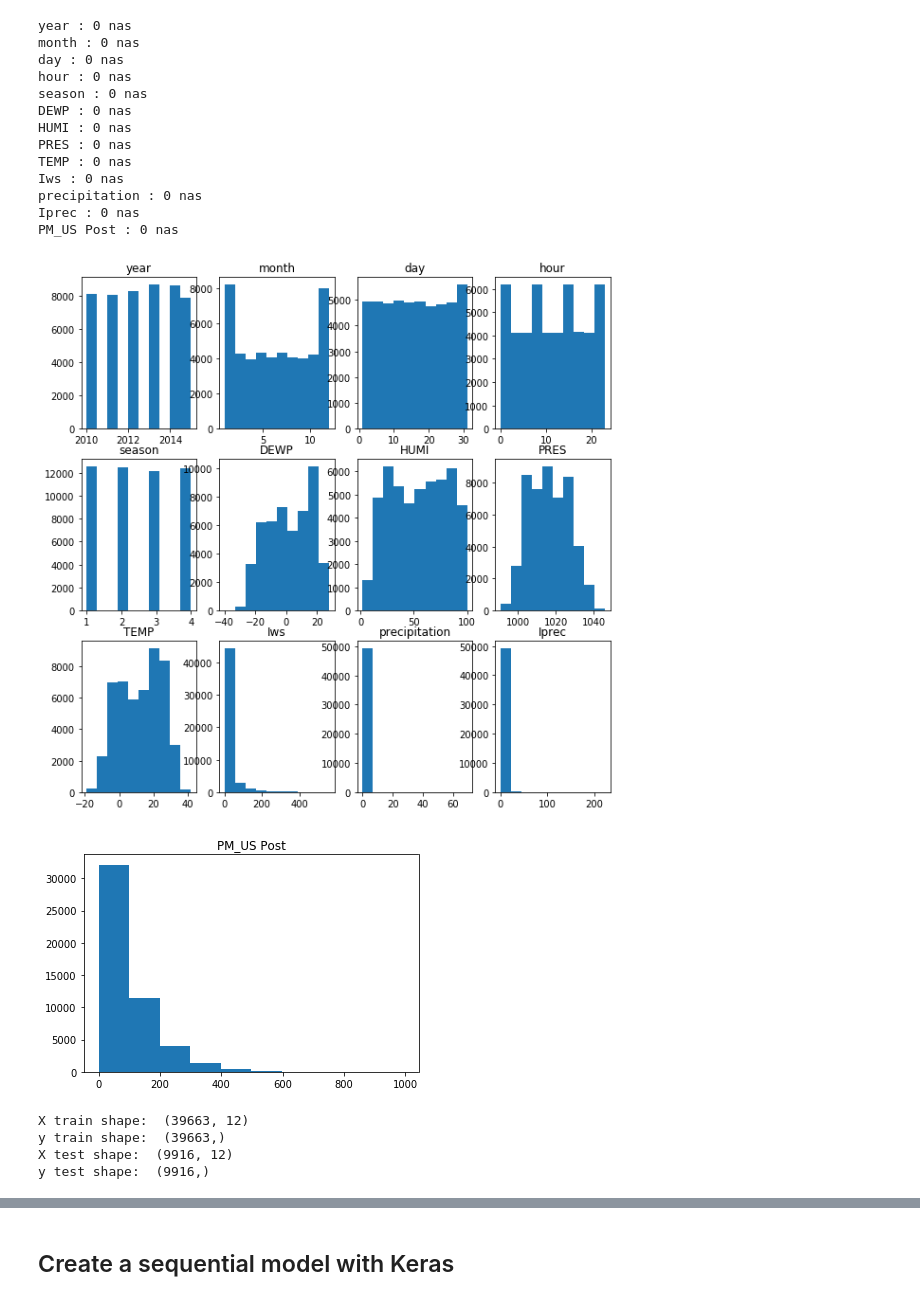
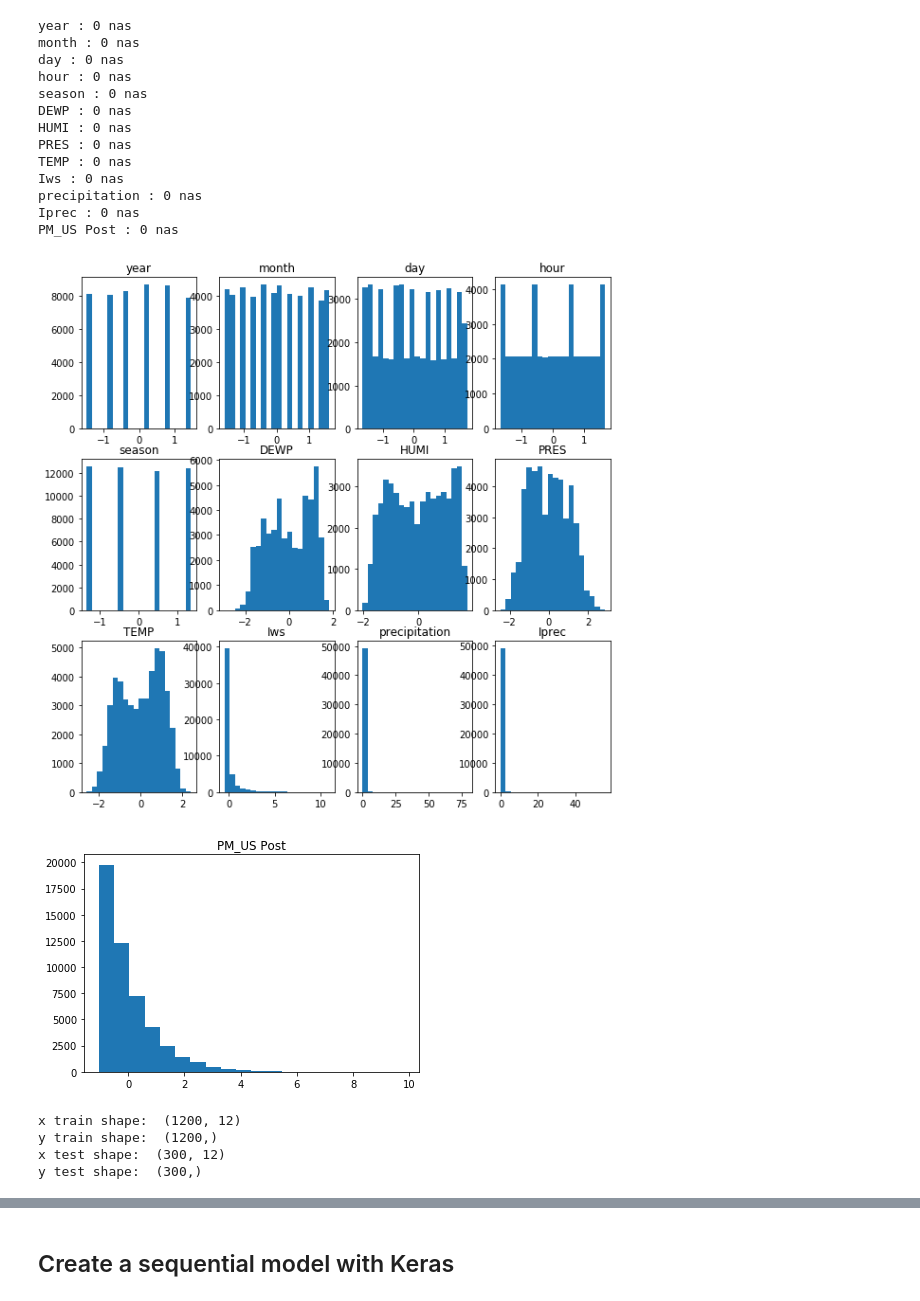
Before and after one commit to strayMat/bayesian-dropouts, a Jupyter notebook: regression_NN.ipynb, the cells around one changed output, grey strips where cells are left out. Cells and saved outputs as stored; diff of their text form; code cells hidden in the pictures.

```diff
--- a/regression_NN.ipynb
+++ b/regression_NN.ipynb
@@ -36,13 +39,15 @@ ChengduPM20100101_20151231.csv
 
 We will try to make a regression on the PM_US Post values with some continuous and categorical variables in the dataset
 # %%
-beijing = data[2]
+beijing = pd.read_csv(path + '/' + 'BeijingPM20100101_20151231.csv')
 print(list(beijing))
 np.sum(pd.isna(beijing['PM_Nongzhanguan']))
 # removing the
 missing_uspost = [not(e) for e in list(pd.isna(beijing['PM_US Post'], ))]
 beijing_cl = beijing[missing_uspost]
+beijing_cl = pd.DataFrame(beijing_cl)
 
+#features = ['DEWP', 'HUMI', 'PRES', 'TEMP','Iws', 'precipitation', 'Iprec'] # w
 features = ['year', 'month', 'day', 'hour', 'season', 'DEWP', 'HUMI', 'PRES', 'TEMP','Iws', 'precipitation', 'Iprec']
 # %% [output]
 ['No', 'year', 'month', 'day', 'hour', 'season', 'PM_Dongsi', 'PM_Dongsihuan', 'PM_Nongzhanguan', 'PM_US Post', 'DEWP', 'HUMI', 'PRES', 'TEMP', 'cbwd', 'Iws', 'precipitation', 'Iprec']
@@ -65,7 +70,10 @@ precipitation : 473 nas
 Iprec : 473 nas
 # %%
 # removing the rows for which there are NA
-beijing_cl2 = beijing_cl[features + ['PM_US Post' ]].dropna(how = 'any')
+beijing_cl2 = beijing_cl[['No'] + features + ['PM_US Post']].dropna(how = 'any')
+
+beijing_cl2[features + ['PM_US Post' ]] = scale(beijing_cl2[features + ['PM_US Post' ]])
+#print(beijing_cl2.describe())
 X_df = beijing_cl2[features]
 y_df = beijing_cl2['PM_US Post']
 # %%
@@ -91,32 +99,31 @@ PM_US Post : 0 nas
 # %%
 plt.figure(figsize= (10,10))
 
 for i,e in enumerate(list(X_df)):
     plt.subplot(3,4,i+1)
-    plt.hist(X_df[e], )
+    plt.hist(X_df[e], bins = 20)
     plt.title(e)
 plt.show()
 
-plt.hist(y_df)
+plt.hist(y_df, bins = 20)
 plt.title("PM_US Post")
 plt.show()
 # %% [output]
-[figure, old version]
+[figure, new version]
-[figure, old version]
+[figure, new version]
 # %%
 # converting to numpy arrays
 X = X_df.values
 y = y_df.values
 # %%
-nb_samples = 1e4
-indices = np.random.shuffle(np.arange(nb_samples))
-X_train, X_test, y_train, y_test = train_test_split(X, y, test_size = 0.2, random_state = 42)
-print('X train shape: ', x_train.shape)
+nb_samples = 1500
+x_train, x_test, y_train, y_test = train_test_split(X[:nb_samples,], y[:nb_samples,], test_size = 0.2, shuffle = False)
+print('x train shape: ', x_train.shape)
 print('y train shape: ', y_train.shape)
-print('X test shape: ', X_test.shape)
+print('x test shape: ', x_test.shape)
 print('y test shape: ', y_test.shape)
 # %% [output]
-X train shape:  (39663, 12)
-y train shape:  (39663,)
-X test shape:  (9916, 12)
-y test shape:  (9916,)
+x train shape:  (1200, 12)
+y train shape:  (1200,)
+x test shape:  (300, 12)
+y test shape:  (300,)
```
Also changed, not shown: parts of 18 cells of this notebook.
